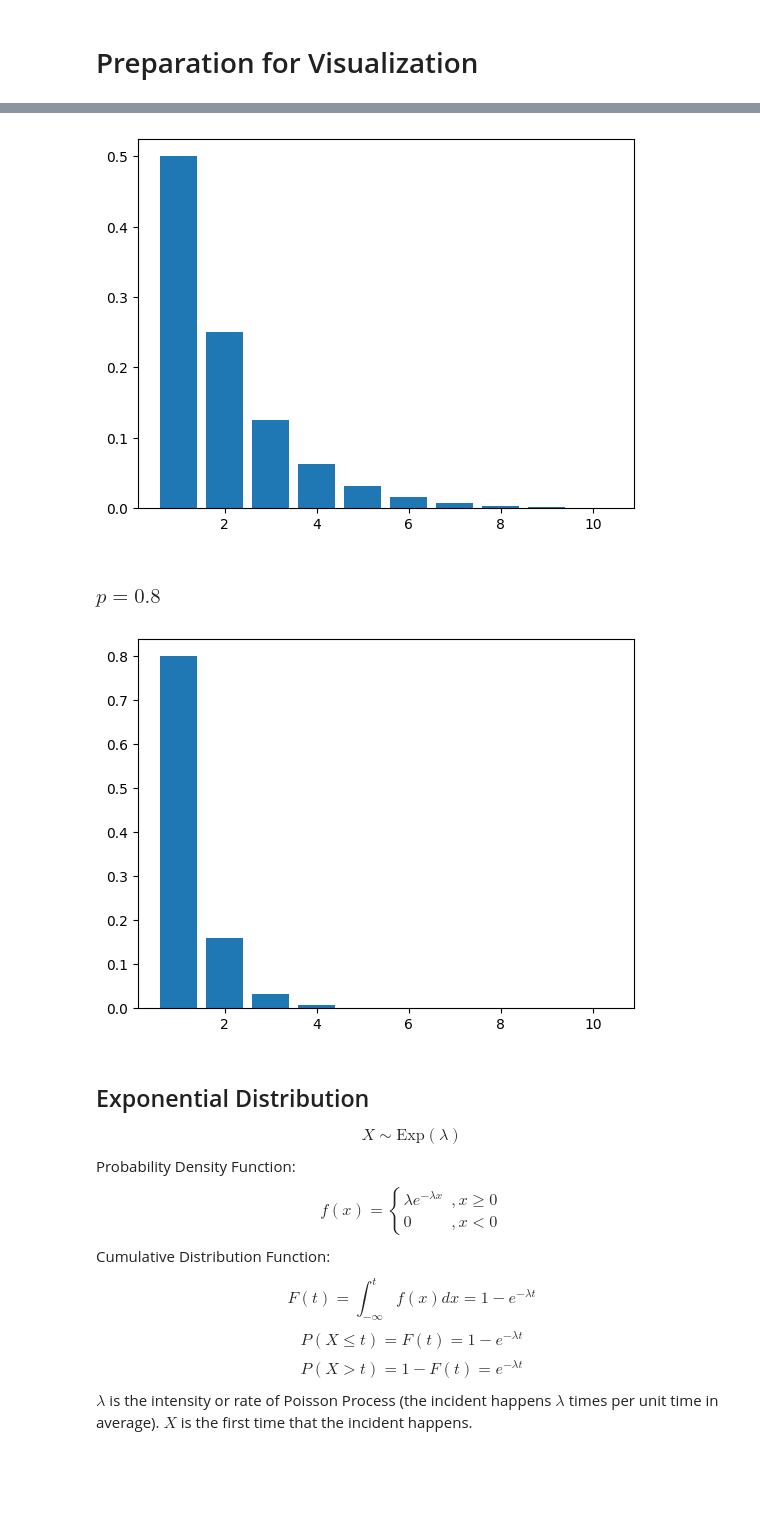
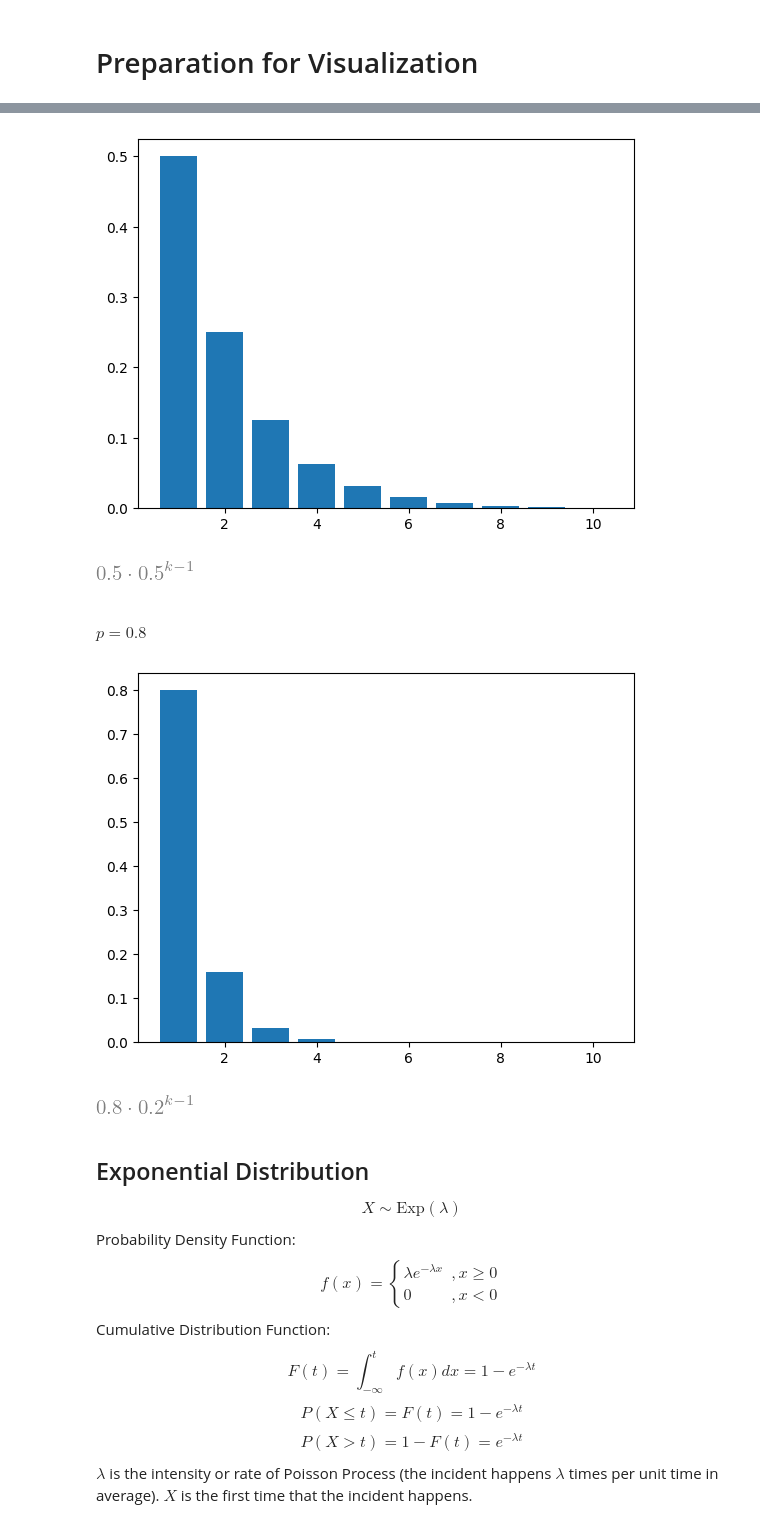
Before and after one commit to BrightMoon-FFRC037/Dissertations, a Jupyter notebook: Mathematics/Probability and Statistic/Common Distributions.ipynb, the cells around one changed output, grey strips where cells are left out. Cells and saved outputs as stored; diff of their text form; code cells hidden in the pictures; blank space fills up the shorter version.

```diff
--- a/Mathematics/Probability and Statistic/Common Distributions.ipynb
+++ b/Mathematics/Probability and Statistic/Common Distributions.ipynb
@@ -33,14 +35,16 @@ plt.show()
 # %%
 P = (1-p)**(k-1)*p
 #plot(P.subs(p,0.5), (k, 0, 10))
 discrete_k = range(1, 11, 1)
 discrete_P = [P.subs(p, 0.5).subs(k, ki) for ki in discrete_k]
 plt.bar(discrete_k, discrete_P)
 plt.show()
+P.subs(p,0.5)
 # %% [output]
 [figure]
+[figure, added]
 # %% [markdown]
-### $p=0.8$
+#### $p=0.8$
 # %%
 P = (1-p)**(k-1)*p
 #plot(P.subs(p,0.5), (k, 0, 10))
@@ -48,8 +52,10 @@ discrete_k = range(1, 11, 1)
 discrete_P = [P.subs(p, 0.8).subs(k, ki) for ki in discrete_k]
 plt.bar(discrete_k, discrete_P)
 plt.show()
+P.subs(p, 0.8)
 # %% [output]
 [figure]
+[figure, added]
 # %% [markdown]
 ## Exponential Distribution
 $$
```
Also changed, not shown: parts of 19 cells of this notebook.
